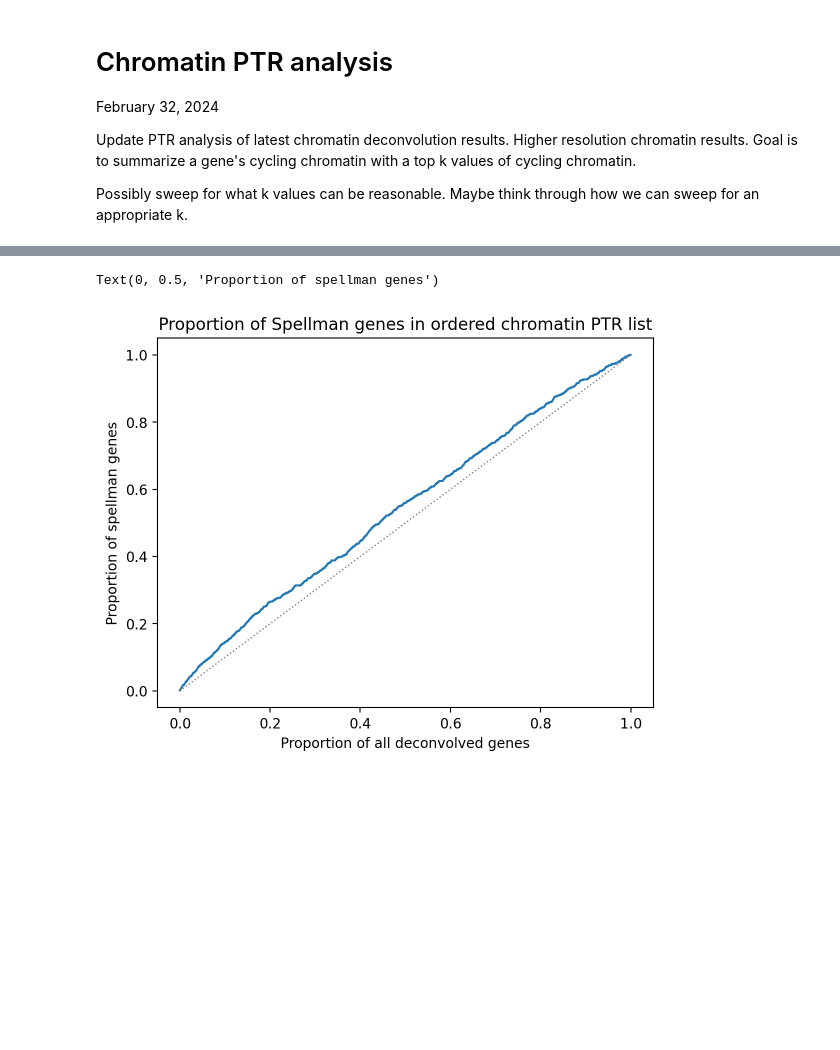
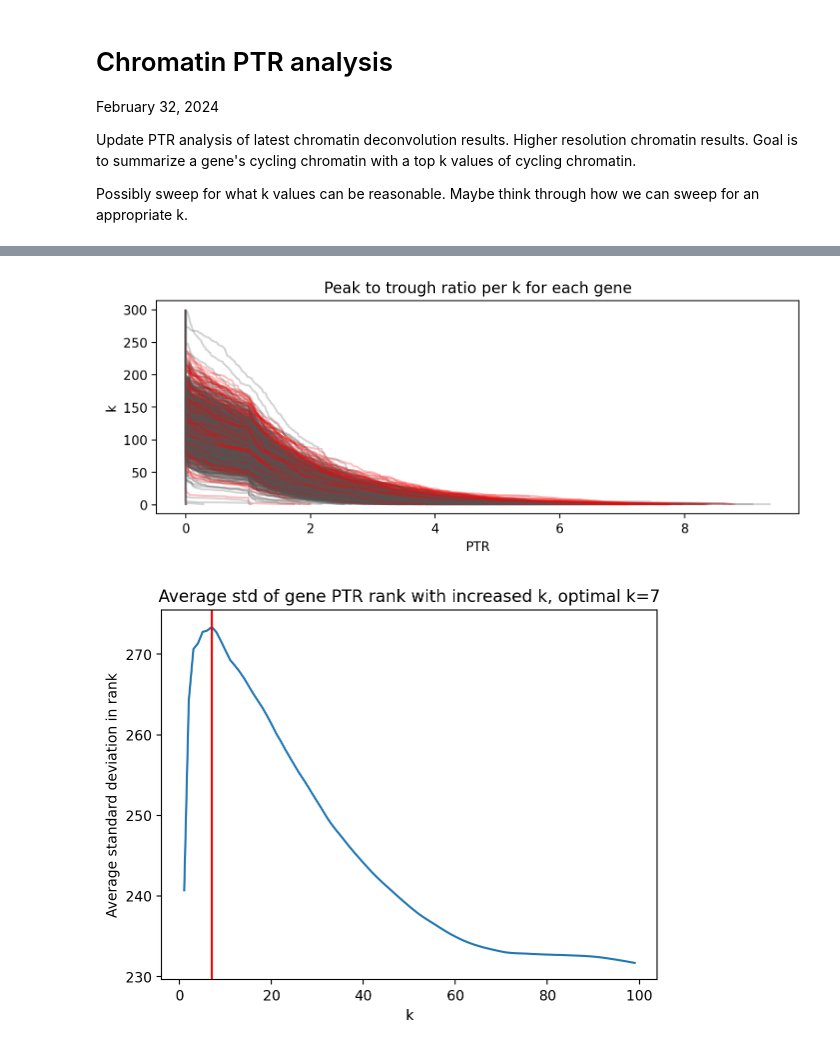
Before and after one commit to HarteminkLab/cell-cycle-deconv, a Jupyter notebook: 19_Chromatin_PTR_Analysis.ipynb, the cells around one changed output, grey strips where cells are left out. Cells and saved outputs as stored; diff of their text form; code cells hidden in the pictures; blank space fills up the shorter version.

```diff
--- a/19_Chromatin_PTR_Analysis.ipynb
+++ b/19_Chromatin_PTR_Analysis.ipynb
@@ -220,13 +29,0 @@ sorted_ptrs_6 = sorted_ptrs_6.join(sorted_ptrs_df[[maximal_mean]], lsuffix='rank
-# %%
-num_scs = len(spellman_orfs_6)
-n = len(spellman_cumsum)
-
-spellman_cumsum = sorted_ptrs_6.spellman.cumsum()
-plt.plot(np.arange(n)/n, spellman_cumsum/num_scs)
-plt.plot([0, 1], [0, 1], c='gray', ls='dotted', lw=1)
-plt.title("Proportion of Spellman genes in ordered chromatin PTR list")
-plt.xlabel("Proportion of all deconvolved genes")
-plt.ylabel("Proportion of spellman genes")
-# %% [output]
-Text(0, 0.5, 'Proportion of spellman genes')
-[figure, removed]
@@ -232,0 +34,8 @@ Text(0, 0.5, 'Proportion of spellman genes')
+# %%
+peak_to_trough_analysis.plot_ptr_k_gene()
+# %% [output]
+[figure, added]
+# %%
+peak_to_trough_analysis.compute_optimal_k()
+# %% [output]
+[figure, added]
```
Also changed, not shown: parts of 24 cells of this notebook, 2 other files.
